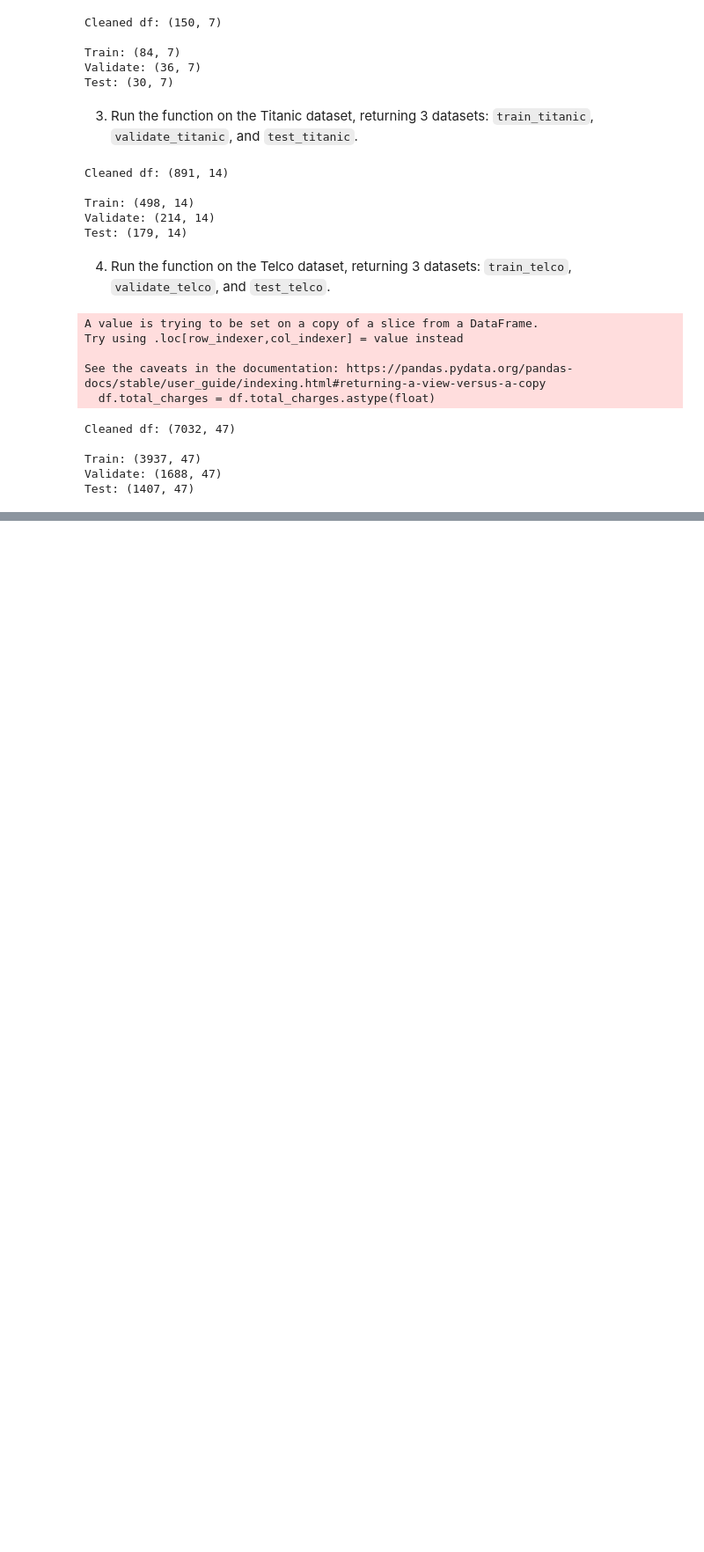
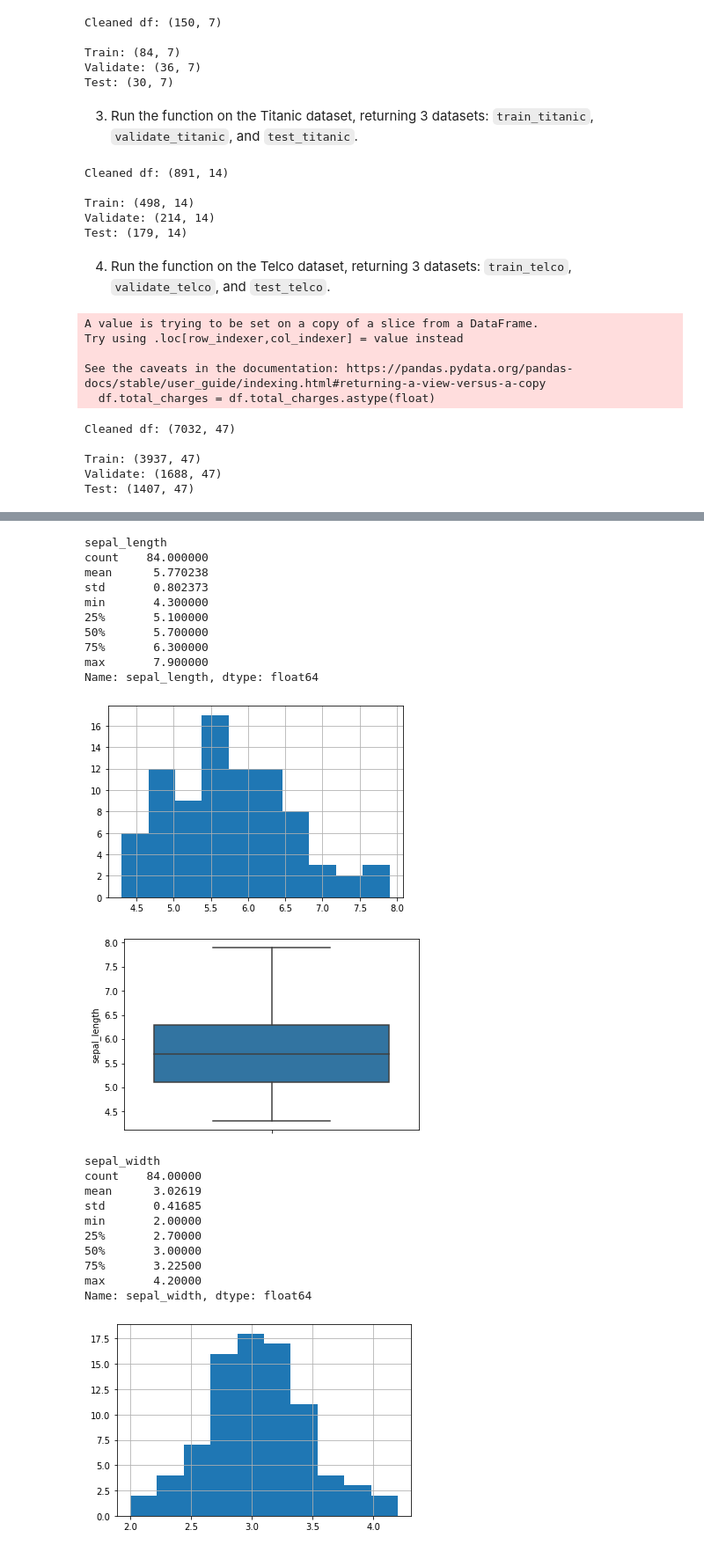
Before and after one commit to markydoug/classification-exercises, a Jupyter notebook: classification_exercises.ipynb, the cells around one changed output, grey strips where cells are left out. Shown: that part at 88% size. Saved outputs shown, nothing was run; the diff lists cells and outputs as text; code cells hidden in the pictures; blank space fills up the shorter version.

```diff
--- a/classification_exercises.ipynb
+++ b/classification_exercises.ipynb
@@ -788,0 +806,2 @@ Test: (1407, 47)
+# %%
+iris_df = acquire.get_iris_data()
@@ -788,0 +817,2 @@ Test: (1407, 47)
+# %%
+iris_clean = prepare.prep_iris(iris_df)
@@ -788,0 +828,2 @@ Test: (1407, 47)
+# %%
+iris_train, iris_validate, iris_test = prepare.train_validate_test_split(iris_clean, 'species')
@@ -788,0 +846,35 @@ Test: (1407, 47)
+# %%
+num_vars = ['sepal_length','sepal_width','petal_length', 'petal_width']
+cat_vars = ['species']
+# %%
+for col in num_vars:
+    print(col)
+    print(iris_train[col].describe())
+    iris_train[col].hist()
+    plt.show()
+    sns.boxplot(y=col, data=iris_train)
+    plt.show()
+# %% [output]
+sepal_length
+count    84.000000
+mean      5.770238
+std       0.802373
+min       4.300000
+25%       5.100000
+50%       5.700000
+75%       6.300000
+max       7.900000
+Name: sepal_length, dtype: float64
+[figure, added]
+[figure, added]
+sepal_width
+count    84.00000
+mean      3.02619
+std       0.41685
+min       2.00000
+25%       2.70000
+50%       3.00000
+75%       3.22500
+max       4.20000
+Name: sepal_width, dtype: float64
+[figure, added]
```
Also changed, not shown: parts of 22 cells of this notebook.
